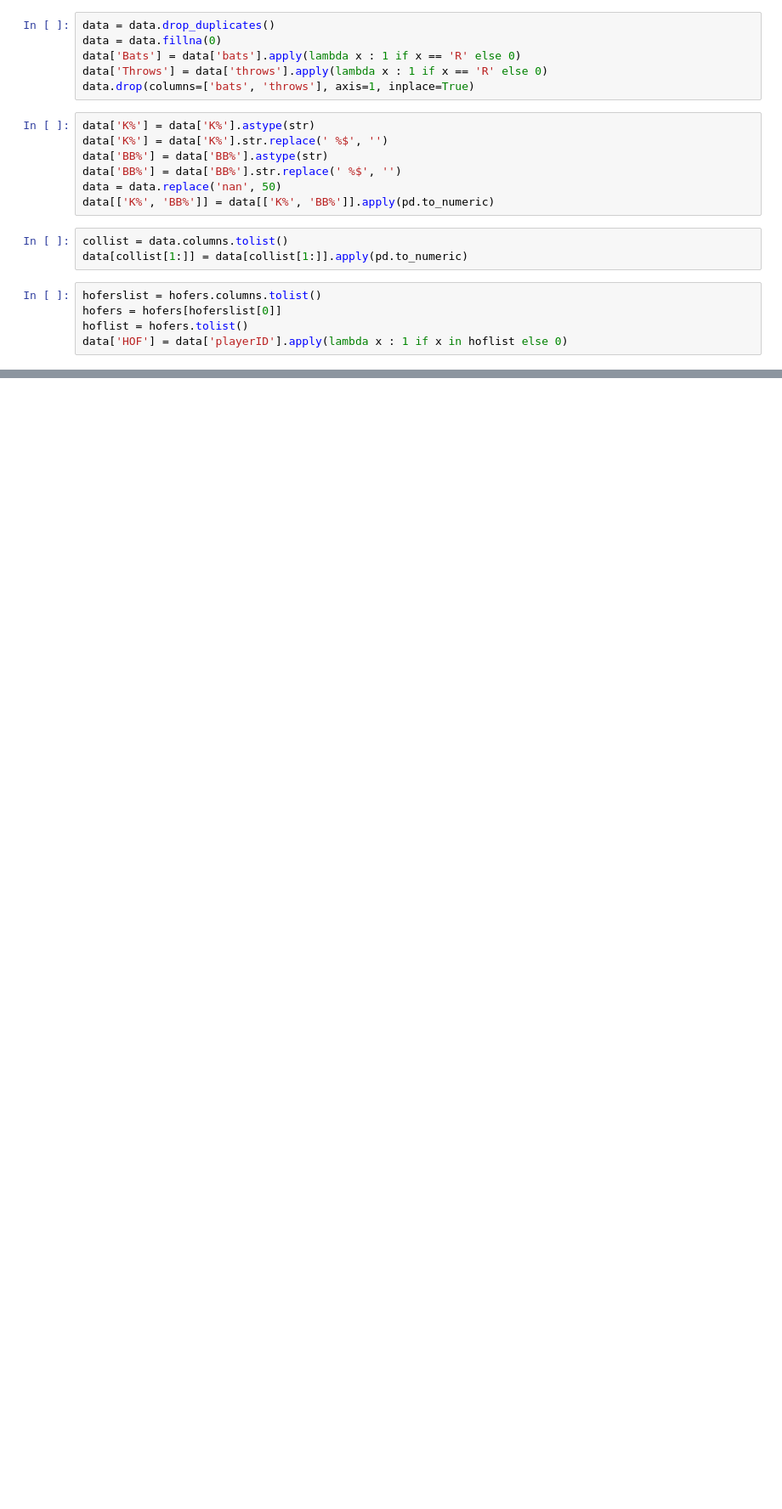
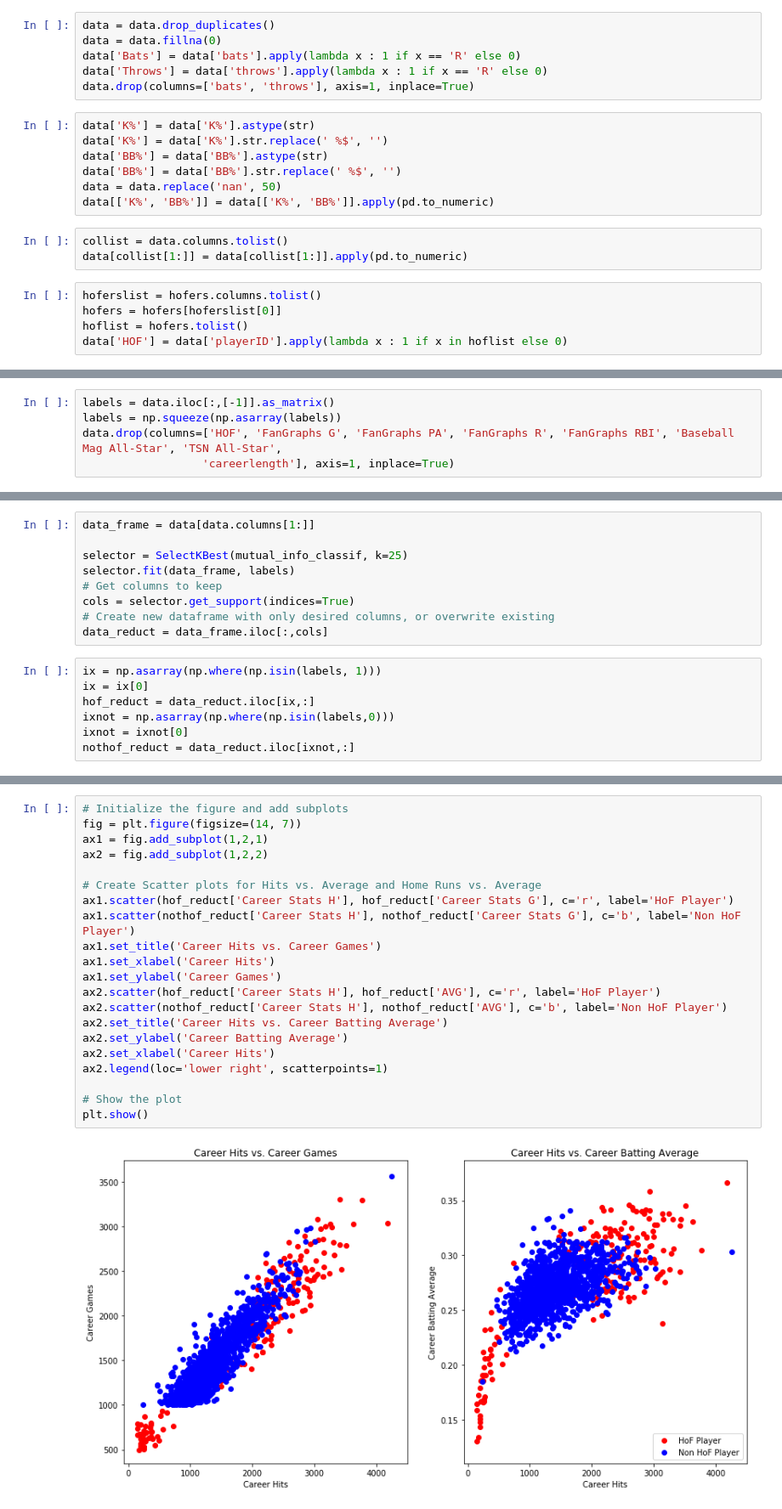
Before and after one commit to simonbe-unc/recursive-bambino, a Jupyter notebook: Baseball Project.ipynb, the cells around one changed output, grey strips where cells are left out. Shown: that part at 85% size. Cells and saved outputs as stored; diff of their text form; blank space fills up the shorter version.

```diff
--- a/Baseball Project.ipynb
+++ b/Baseball Project.ipynb
@@ -254,0 +257,5 @@ data['HOF'] = data['playerID'].apply(lambda x : 1 if x in hoflist else 0)
+# %%
+labels = data.iloc[:,[-1]].as_matrix()
+labels = np.squeeze(np.asarray(labels))
+data.drop(columns=['HOF', 'FanGraphs G', 'FanGraphs PA', 'FanGraphs R', 'FanGraphs RBI', 'Baseball Mag All-Star', 'TSN All-Star',
+                  'careerlength'], axis=1, inplace=True)
@@ -258,0 +273,16 @@ data
+# %%
+data_frame = data[data.columns[1:]]
+
+selector = SelectKBest(mutual_info_classif, k=25)
+selector.fit(data_frame, labels)
+# Get columns to keep
+cols = selector.get_support(indices=True)
+# Create new dataframe with only desired columns, or overwrite existing
+data_reduct = data_frame.iloc[:,cols]
+# %%
+ix = np.asarray(np.where(np.isin(labels, 1)))
+ix = ix[0]
+hof_reduct = data_reduct.iloc[ix,:]
+ixnot = np.asarray(np.where(np.isin(labels,0)))
+ixnot = ixnot[0]
+nothof_reduct = data_reduct.iloc[ixnot,:]
@@ -258,0 +421,23 @@ data
+# %%
+# Initialize the figure and add subplots
+fig = plt.figure(figsize=(14, 7))
+ax1 = fig.add_subplot(1,2,1)
+ax2 = fig.add_subplot(1,2,2)
+
+# Create Scatter plots for Hits vs. Average and Home Runs vs. Average
+ax1.scatter(hof_reduct['Career Stats H'], hof_reduct['Career Stats G'], c='r', label='HoF Player')
+ax1.scatter(nothof_reduct['Career Stats H'], nothof_reduct['Career Stats G'], c='b', label='Non HoF Player')
+ax1.set_title('Career Hits vs. Career Games')
+ax1.set_xlabel('Career Hits')
+ax1.set_ylabel('Career Games')
+ax2.scatter(hof_reduct['Career Stats H'], hof_reduct['AVG'], c='r', label='HoF Player')
+ax2.scatter(nothof_reduct['Career Stats H'], nothof_reduct['AVG'], c='b', label='Non HoF Player')
+ax2.set_title('Career Hits vs. Career Batting Average')
+ax2.set_ylabel('Career Batting Average')
+ax2.set_xlabel('Career Hits')
+ax2.legend(loc='lower right', scatterpoints=1)
+
+# Show the plot
+plt.show()
+# %% [output]
+[figure, added]
```
Also changed, not shown: parts of 8 cells of this notebook.
